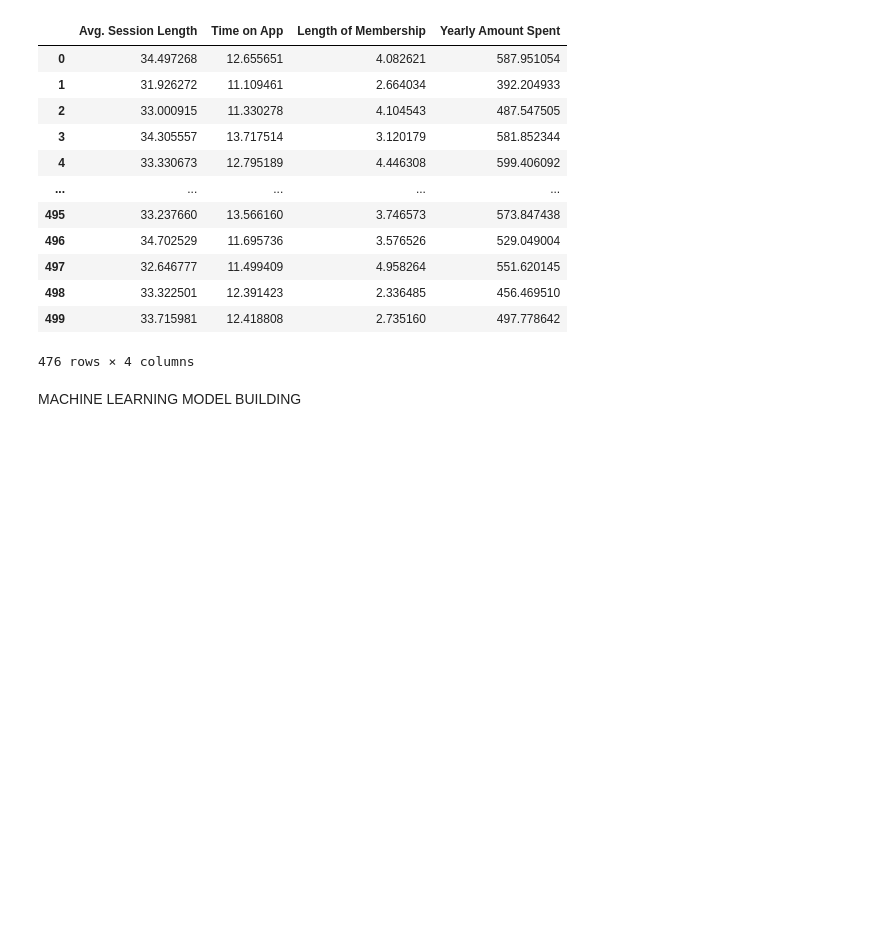
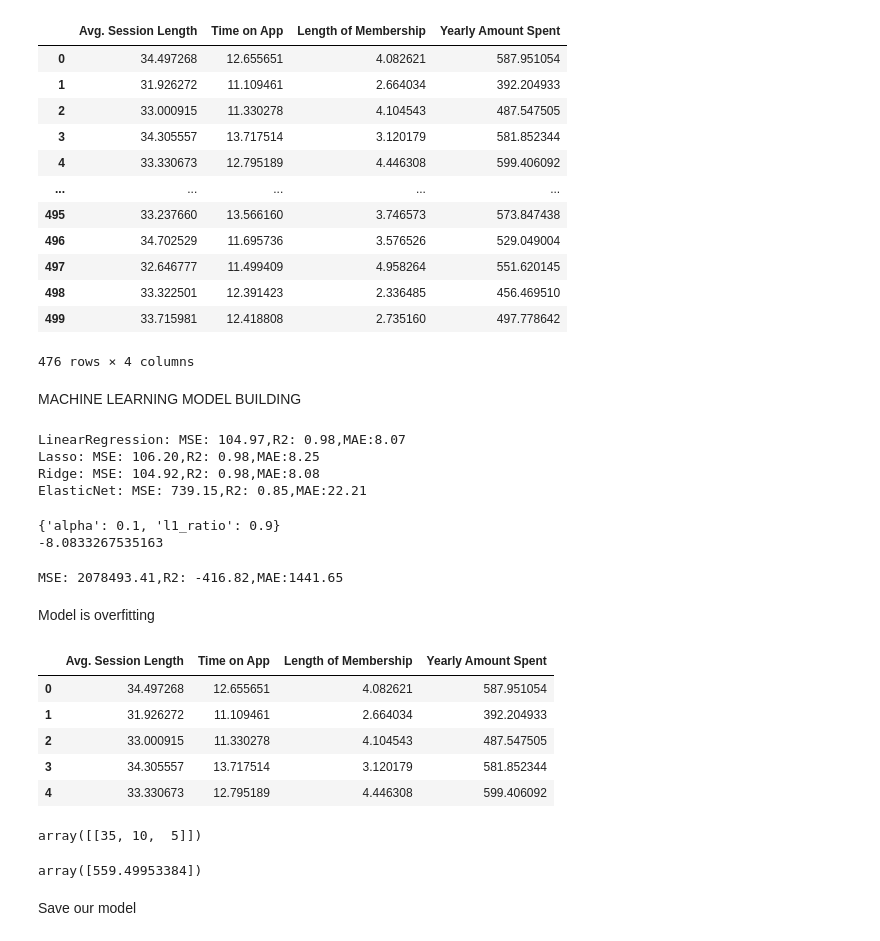
Before and after one commit to shivam-kumar3/Complete-Machine-Learning-NLP-Bootcamp-MLOPS-Deployment, a Jupyter notebook: E- Commerce Project/Notebook/notebook.ipynb, the cells around one changed output. Cells and saved outputs as stored; diff of their text form; code cells hidden in the pictures; blank space fills up the shorter version.

```diff
--- a/E- Commerce Project/Notebook/notebook.ipynb
+++ b/E- Commerce Project/Notebook/notebook.ipynb
@@ -280,3 +281,49 @@ model = {
 for name , model in model.items():
     model.fit(x_train_scaled,y_train)
     y_pred = model.predict(x_test_scaled)
+
+    mse = mean_squared_error(y_test,y_pred)
+    r2 = r2_score(y_test,y_pred)
+    mae = mean_absolute_error(y_test,y_pred)
+
+    print(f'{name}: MSE: {mse:.2f},R2: {r2:.2f},MAE:{mae:.2F}')
+# %% [output]
+LinearRegression: MSE: 104.97,R2: 0.98,MAE:8.07
+Lasso: MSE: 106.20,R2: 0.98,MAE:8.25
+Ridge: MSE: 104.92,R2: 0.98,MAE:8.08
+ElasticNet: MSE: 739.15,R2: 0.85,MAE:22.21
+# %%
+# Hyperparam on Elastic net
+from sklearn.model_selection import GridSearchCV
+elastic = ElasticNet()
+
+param = {
+    'alpha': [0.1,0.5,1.0,5.0,10.0],
+    'l1_ratio': [0.1,0.5,0.9]
+}
+
+grid_search = GridSearchCV(estimator=elastic,param_grid=param,cv=5,scoring='neg_mean_absolute_error')
+
+grid_search.fit(x_train_scaled,y_train)
+
+print(grid_search.best_params_)
+
+print(grid_search.best_score_)
+# %% [output]
+{'alpha': 0.1, 'l1_ratio': 0.9}
+-8.0833267535163
+# %%
+best_model = grid_search.best_estimator_
+
+y_pred = best_model.predict(x_test)
+
+mse = mean_squared_error(y_test,y_pred)
+r2 = r2_score(y_test,y_pred)
+mae = mean_absolute_error(y_test,y_pred)
+
+
+print(f'MSE: {mse:.2f},R2: {r2:.2f},MAE:{mae:.2F}')
+# %% [output]
+MSE: 2078493.41,R2: -416.82,MAE:1441.65
+# %% [markdown]
+Model is overfitting
@@ -282,0 +332,9 @@ for name , model in model.items():
+# %%
+df1.head()
+# %% [output]
+|  | Avg. Session Length | Time on App | Length of Membership | Yearly Amount Spent |
+| 0 | 34.497268 | 12.655651 | 4.082621 | 587.951054 |
+| 1 | 31.926272 | 11.109461 | 2.664034 | 392.204933 |
+| 2 | 33.000915 | 11.330278 | 4.104543 | 487.547505 |
+| 3 | 34.305557 | 13.717514 | 3.120179 | 581.852344 |
+| 4 | 33.330673 | 12.795189 | 4.446308 | 599.406092 |
@@ -282,0 +343,4 @@ for name , model in model.items():
+# %%
+data
+# %% [output]
+array([[35, 10,  5]])
@@ -282,0 +349,6 @@ for name , model in model.items():
+# %%
+best_model.predict(data_new)
+# %% [output]
+array([559.49953384])
+# %% [markdown]
+Save our model
```
Also changed, not shown: parts of 4 cells of this notebook.
